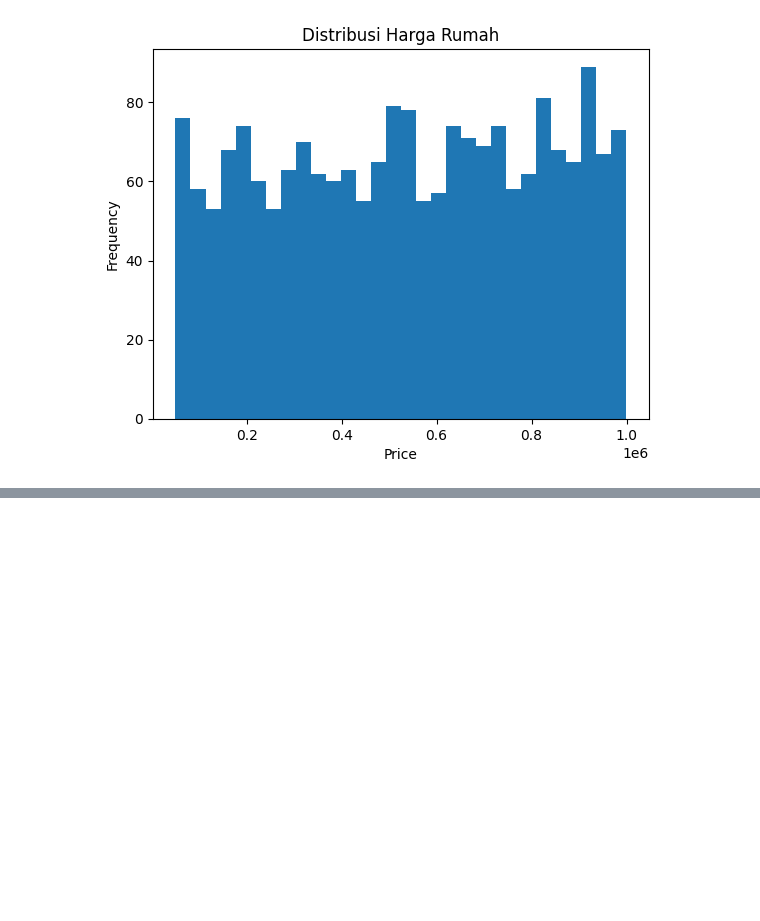
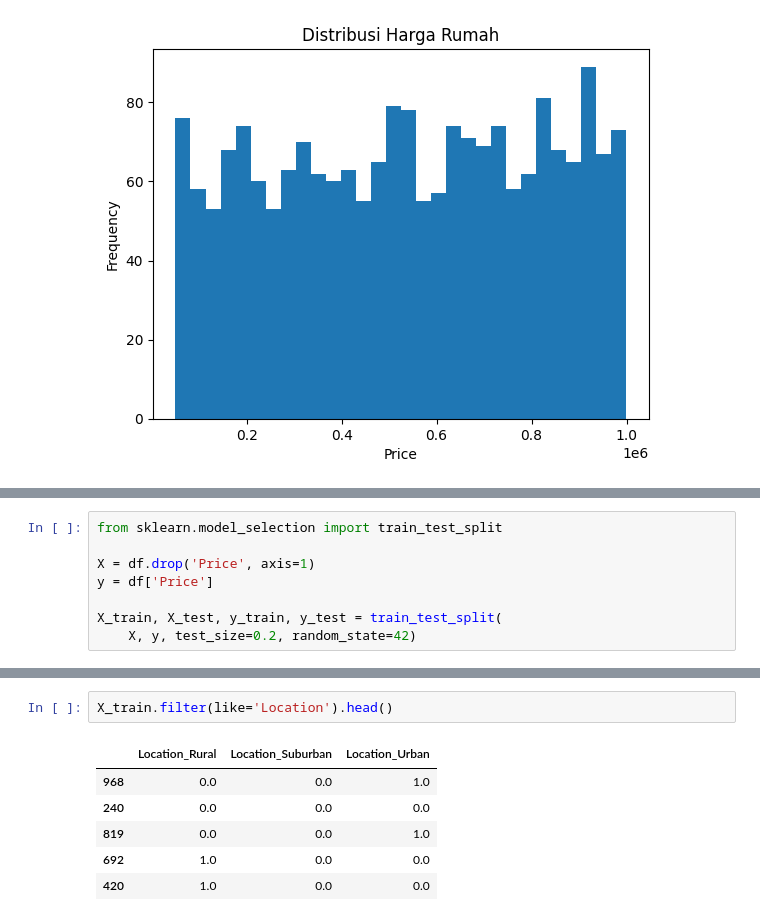
Before and after one commit to Fidyaayu/Project-1_House-Price-Prediction, a Jupyter notebook: Proyek_1_House_Price.ipynb, the cells around one changed output, grey strips where cells are left out. Drawn from its saved outputs; the diff is of its cells as text; blank space fills up the shorter version.

```diff
--- a/Proyek_1_House_Price.ipynb
+++ b/Proyek_1_House_Price.ipynb
@@ -149,0 +172,8 @@ X_test = scaler.transform(X_test)
+# %%
+from sklearn.model_selection import train_test_split
+
+X = df.drop('Price', axis=1)
+y = df['Price']
+
+X_train, X_test, y_train, y_test = train_test_split(
+    X, y, test_size=0.2, random_state=42)
@@ -149,0 +258,9 @@ X_test = scaler.transform(X_test)
+# %%
+X_train.filter(like='Location').head()
+# %% [output]
+|  | Location_Rural | Location_Suburban | Location_Urban |
+| 968 | 0.0 | 0.0 | 1.0 |
+| 240 | 0.0 | 0.0 | 0.0 |
+| 819 | 0.0 | 0.0 | 1.0 |
+| 692 | 1.0 | 0.0 | 0.0 |
+| 420 | 1.0 | 0.0 | 0.0 |
```
Also changed, not shown: parts of 64 cells of this notebook.
